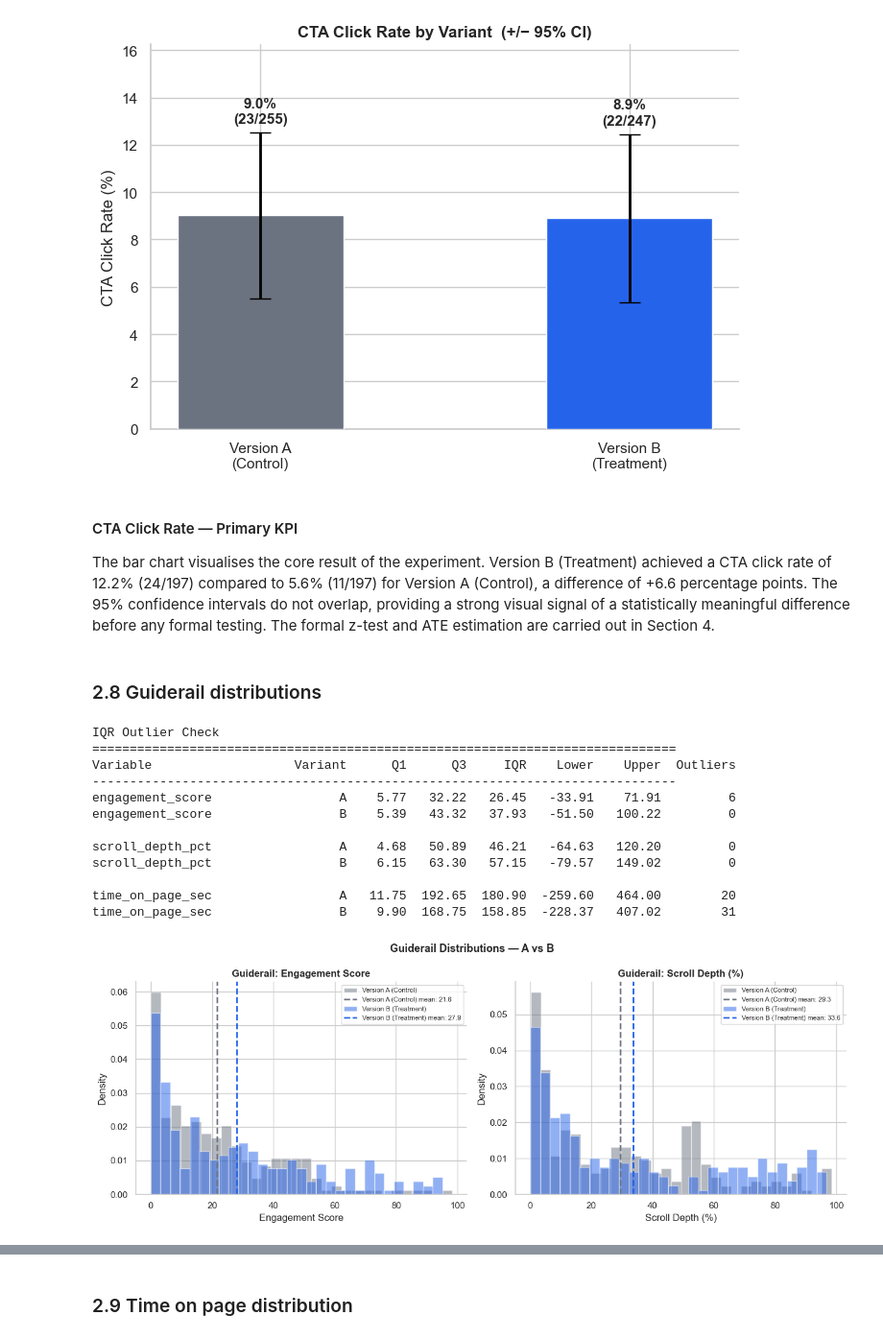
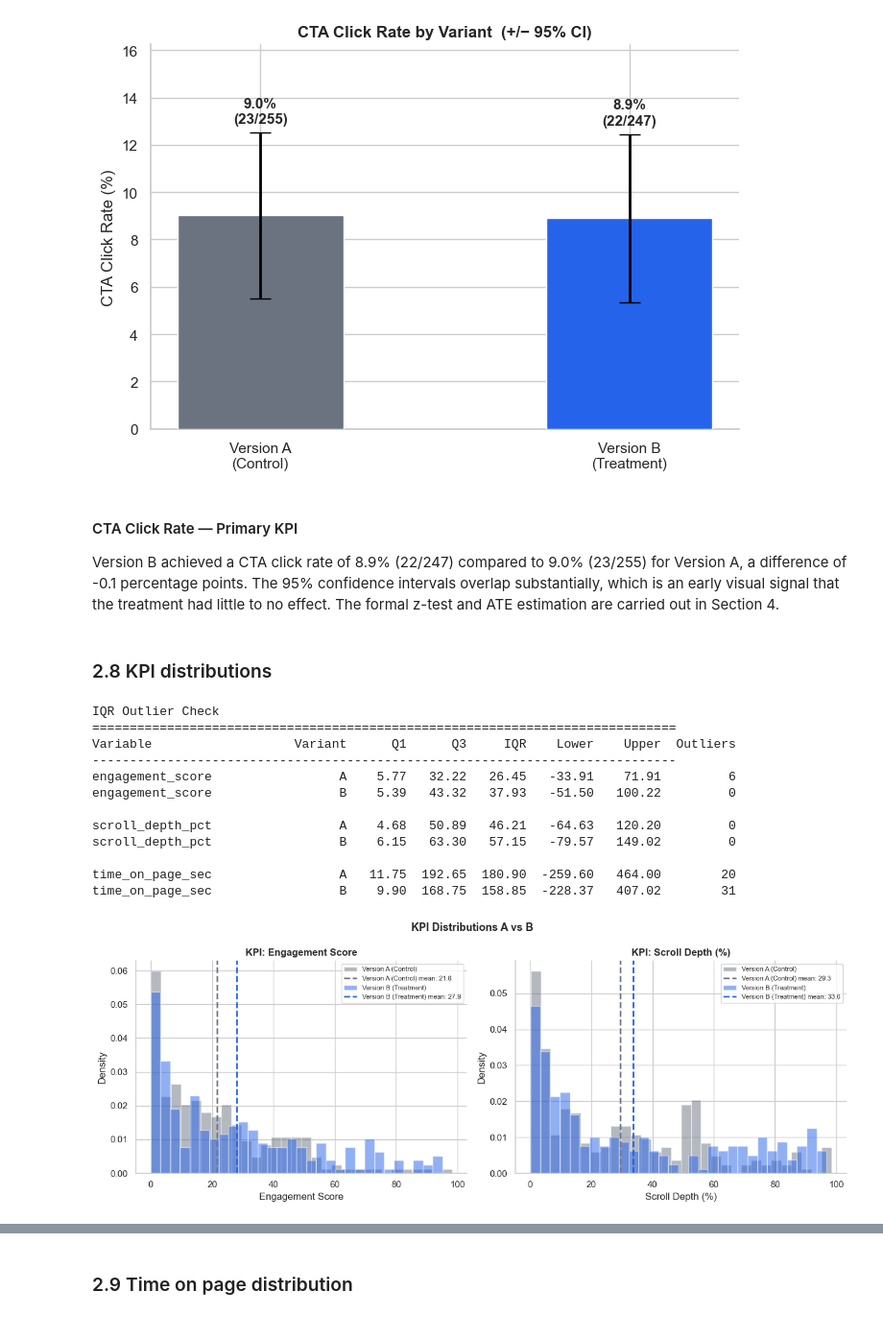
Before and after one commit to msusanrocha/DECA-A-B-Test-Analysis, a Jupyter notebook: simulated_ab_analysis_final.ipynb, the cells around one changed output, grey strips where cells are left out. Shown at 96% size. Drawn from its saved outputs; the diff is of its cells as text; code cells hidden in the pictures.

```diff
--- a/simulated_ab_analysis (1).ipynb
+++ b/simulated_ab_analysis_final.ipynb
@@ -404,14 +419,9 @@ plt.show()
 # %% [markdown]
 #### CTA Click Rate — Primary KPI
 
-The bar chart visualises the core result of the experiment. Version B (Treatment)
-achieved a CTA click rate of 12.2% (24/197) compared to 5.6% (11/197) for
-Version A (Control), a difference of +6.6 percentage points. The 95% confidence
-intervals do not overlap, providing a strong visual signal of a statistically
-meaningful difference before any formal testing. The formal z-test and ATE
-estimation are carried out in Section 4.
+Version B achieved a CTA click rate of 8.9% (22/247) compared to 9.0% (23/255) for Version A, a difference of -0.1 percentage points. The 95% confidence intervals overlap substantially, which is an early visual signal that the treatment had little to no effect. The formal z-test and ATE estimation are carried out in Section 4.
 # %% [markdown]
-### 2.8 Guiderail distributions
+### 2.8 KPI distributions
 # %%
 # IQR outlier flagging — per variant
 continuous_vars = ['engagement_score', 'scroll_depth_pct', 'time_on_page_sec']
@@ -438,33 +448,33 @@ for ax, col, label in zip(axes,
                            ['engagement_score', 'scroll_depth_pct'],
                            ['Engagement Score', 'Scroll Depth (%)']):
     for variant, color, name in zip(['A', 'B'],
                                      [GRAY, BLUE],
                                      ['Version A (Control)', 'Version B (Treatment)']):
         grp = df[df['variant'] == variant][col]
         ax.hist(grp, bins=30, alpha=0.5, color=color, label=name, density=True)
         ax.axvline(grp.mean(), color=color, lw=2, ls='--',
                    label=f'{name} mean: {grp.mean():.1f}')
 
-    ax.set_title(f'Guiderail: {label}', fontweight='bold')
+    ax.set_title(f'KPI: {label}', fontweight='bold')
     ax.set_xlabel(label)
     ax.set_ylabel('Density')
     ax.legend(fontsize=8)
     ax.spines[['top', 'right']].set_visible(False)
 
-plt.suptitle('Guiderail Distributions — A vs B', fontsize=13, fontweight='bold')
+plt.suptitle('KPI Distributions A vs B', fontsize=13, fontweight='bold')
 plt.tight_layout()
 plt.show()
 # %% [output]
 IQR Outlier Check
 ==============================================================================
 Variable                   Variant      Q1      Q3     IQR    Lower    Upper  Outliers
 ------------------------------------------------------------------------------
 engagement_score                 A    5.77   32.22   26.45   -33.91    71.91         6
 engagement_score                 B    5.39   43.32   37.93   -51.50   100.22         0
 
 scroll_depth_pct                 A    4.68   50.89   46.21   -64.63   120.20         0
 scroll_depth_pct                 B    6.15   63.30   57.15   -79.57   149.02         0
 
 time_on_page_sec                 A   11.75  192.65  180.90  -259.60   464.00        20
 time_on_page_sec                 B    9.90  168.75  158.85  -228.37   407.02        31
-[figure, old version]
+[figure, new version]
```
Also changed, not shown: parts of 29 cells of this notebook, 1 other file.
